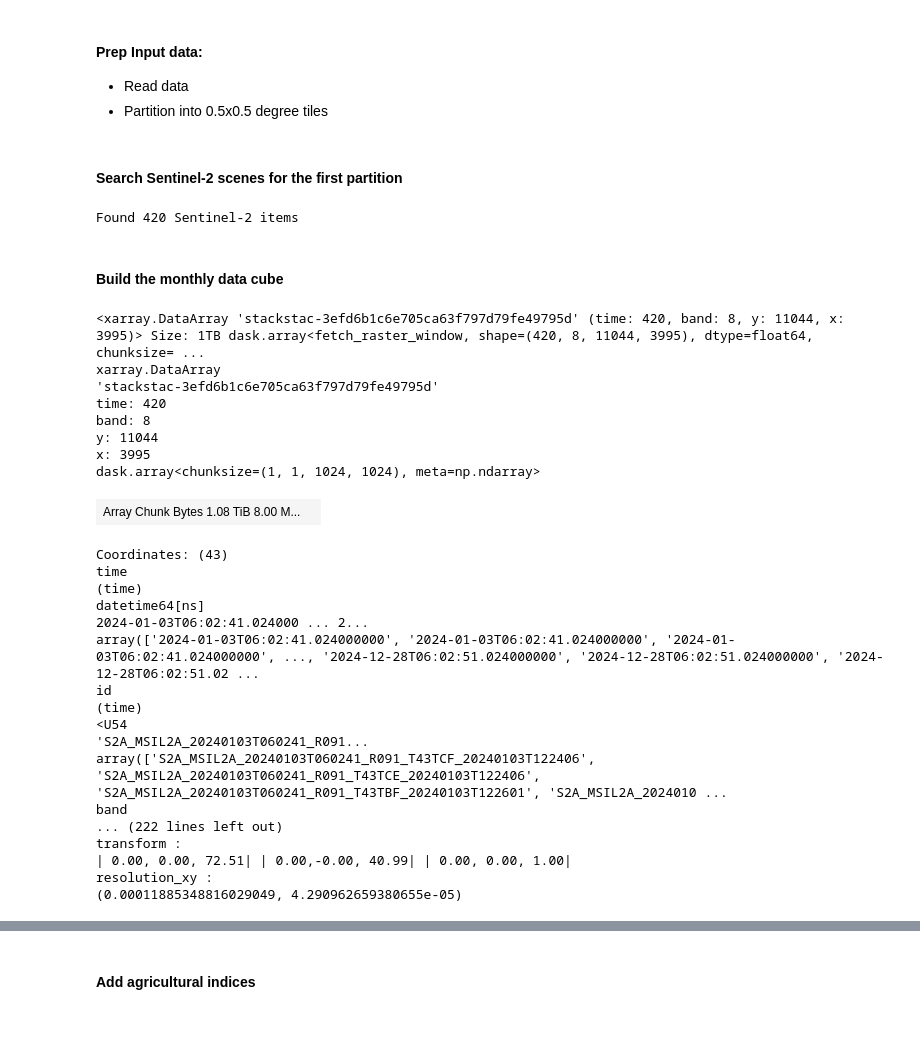
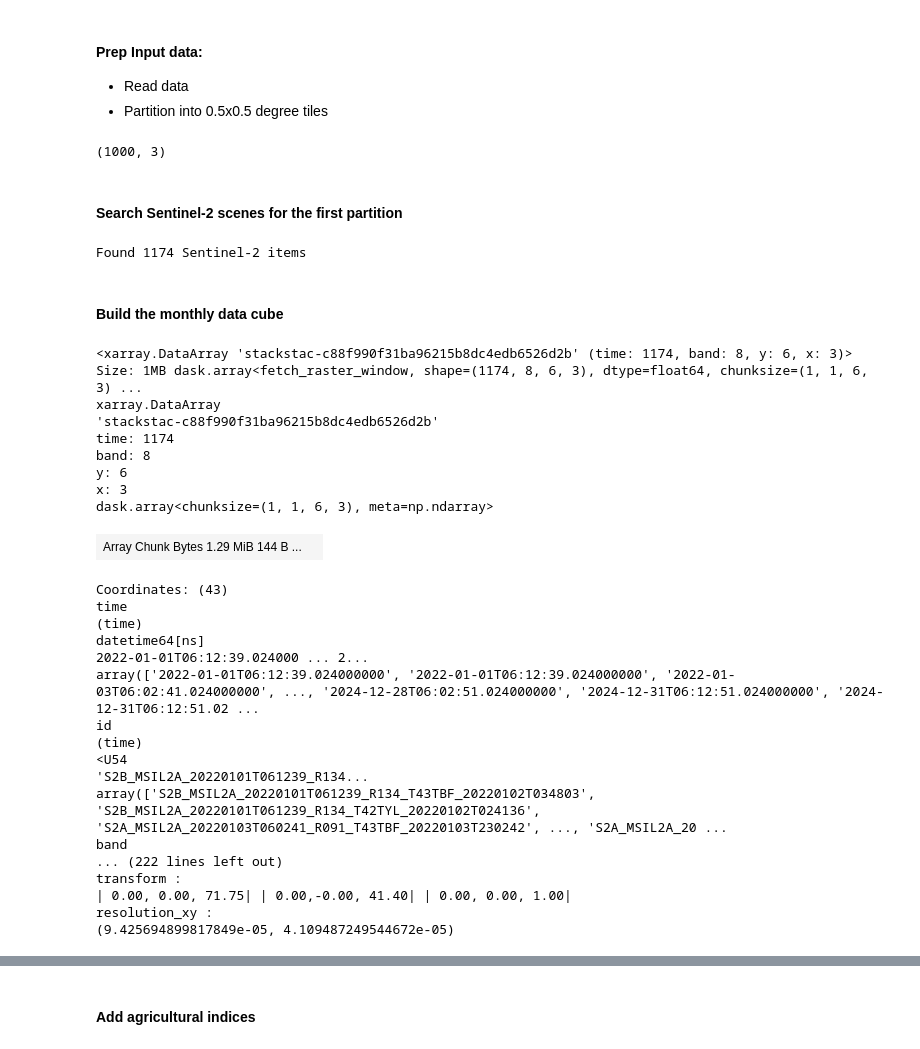
Before and after one commit to manukala6/dry_cropland_mapping, a Jupyter notebook: notebooks/collect_data.ipynb, the cells around one changed output, grey strips where cells are left out. Saved outputs shown, nothing was run; the diff lists cells and outputs as text; code cells hidden in the pictures.

Commit message:
Attempt point by point query

```diff
--- a/notebooks/collect_data.ipynb
+++ b/notebooks/collect_data.ipynb
@@ -58,2 +49,10 @@ joined_gdf = fergana_gdf.sjoin(tiles)
+# %%
+train_gdf = pd.concat([fergana_gdf, orenburg_gdf], ignore_index=True)
+train_gdf.shape
+# %% [output]
+(1000, 3)
+# %%
+train_gdf["lon"] = train_gdf["geometry"].x
+train_gdf["lat"] = train_gdf["geometry"].y
 # %% [markdown]
 #### Search Sentinel-2 scenes for the first partition
@@ -63,3 +59,6 @@ bounds = first_part_df.total_bounds.tolist()
+# %%
+point_lon = train_gdf["lon"].iloc[0]
+point_lat = train_gdf["lat"].iloc[0]
 # %%
 # Sign into Microsoft planetary computer
 stac_url = "https://planetarycomputer.microsoft.com/api/stac/v1"
@@ -73,52 +72,52 @@ bands = ["B02", "B03", "B04", "B05", "B07", "B08", "B8A", "B11"]
 # Query Sentinel-2 items for Fergana region (2020-2024)
 search = sentinel2_client.search(
     collections=["sentinel-2-l2a"],
-    bbox=bounds,
-    datetime="2024-01-01/2024-12-31",
+    intersects=dict(type="Point", coordinates=(point_lon, point_lat)),
+    datetime="2022-01-01/2024-12-31",
 )
 
 items = list(search.items())
 print(f"Found {len(items)} Sentinel-2 items")
 # %% [output]
-Found 420 Sentinel-2 items
+Found 1174 Sentinel-2 items
 # %% [markdown]
 #### Build the monthly data cube
 # %%
 datacube = stackstac.stack(
     items,
-    bounds_latlon=bounds,
+    bounds_latlon=(point_lon-0.00013, point_lat-0.00013, point_lon+0.00013, point_lat+0.00013),
     assets=bands,
     epsg=4326,
     snap_bounds=False,
 )
 datacube
 # %% [output]
-<xarray.DataArray 'stackstac-3efd6b1c6e705ca63f797d79fe49795d' (time: 420, band: 8, y: 11044, x: 3995)> Size: 1TB dask.array<fetch_raster_window, shape=(420, 8, 11044, 3995), dtype=float64, chunksize= ...
+<xarray.DataArray 'stackstac-c88f990f31ba96215b8dc4edb6526d2b' (time: 1174, band: 8, y: 6, x: 3)> Size: 1MB dask.array<fetch_raster_window, shape=(1174, 8, 6, 3), dtype=float64, chunksize=(1, 1, 6, 3) ...
 xarray.DataArray
-'stackstac-3efd6b1c6e705ca63f797d79fe49795d'
-time: 420
+'stackstac-c88f990f31ba96215b8dc4edb6526d2b'
+time: 1174
 band: 8
-y: 11044
-x: 3995
-dask.array<chunksize=(1, 1, 1024, 1024), meta=np.ndarray>
+y: 6
+x: 3
+dask.array<chunksize=(1, 1, 6, 3), meta=np.ndarray>
-| Array Chunk Bytes 1.08 TiB 8.00 M... |  |
+| Array Chunk Bytes 1.29 MiB 144 B ... |  |
 Coordinates: (43)
 time
 (time)
 datetime64[ns]
-2024-01-03T06:02:41.024000 ... 2...
-array(['2024-01-03T06:02:41.024000000', '2024-01-03T06:02:41.024000000', '2024-01-03T06:02:41.024000000', ..., '2024-12-28T06:02:51.024000000', '2024-12-28T06:02:51.024000000', '2024-12-28T06:02:51.02 ...
+2022-01-01T06:12:39.024000 ... 2...
+array(['2022-01-01T06:12:39.024000000', '2022-01-01T06:12:39.024000000', '2022-01-03T06:02:41.024000000', ..., '2024-12-28T06:02:51.024000000', '2024-12-31T06:12:51.024000000', '2024-12-31T06:12:51.02 ...
 id
 (time)
 <U54
-'S2A_MSIL2A_20240103T060241_R091...
-array(['S2A_MSIL2A_20240103T060241_R091_T43TCF_20240103T122406', 'S2A_MSIL2A_20240103T060241_R091_T43TCE_20240103T122406', 'S2A_MSIL2A_20240103T060241_R091_T43TBF_20240103T122601', 'S2A_MSIL2A_2024010 ...
+'S2B_MSIL2A_20220101T061239_R134...
+array(['S2B_MSIL2A_20220101T061239_R134_T43TBF_20220102T034803', 'S2B_MSIL2A_20220101T061239_R134_T42TYL_20220102T024136', 'S2A_MSIL2A_20220103T060241_R091_T43TBF_20220103T230242', ..., 'S2A_MSIL2A_20 ...
 band
 ... (222 lines left out)
 transform :
-| 0.00, 0.00, 72.51| | 0.00,-0.00, 40.99| | 0.00, 0.00, 1.00|
+| 0.00, 0.00, 71.75| | 0.00,-0.00, 41.40| | 0.00, 0.00, 1.00|
 resolution_xy :
-(0.00011885348816029049, 4.290962659380655e-05)
+(9.425694899817849e-05, 4.109487249544672e-05)
 # %%
 monthly_datacube = datacube.resample(time="1ME").median()
 monthly_datacube = monthly_datacube.assign_coords({"year_month": monthly_datacube["time"].dt.strftime("%Y-%m")})
```
Also changed, not shown: parts of 13 cells of this notebook.
